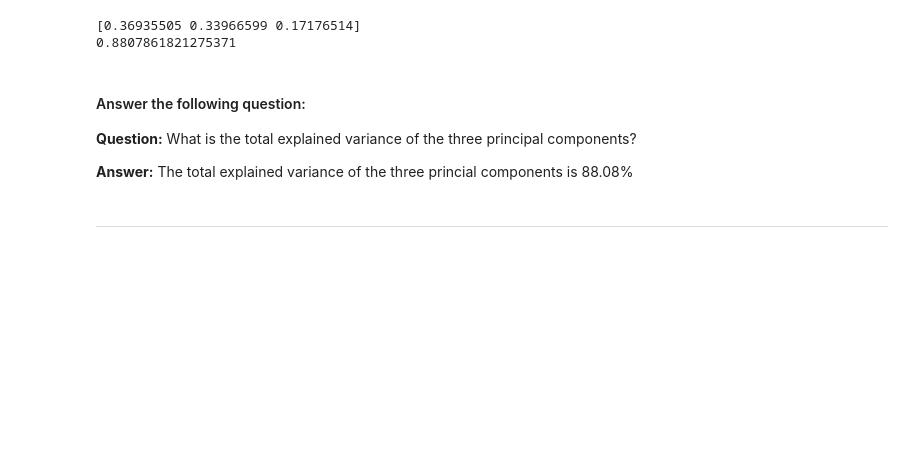
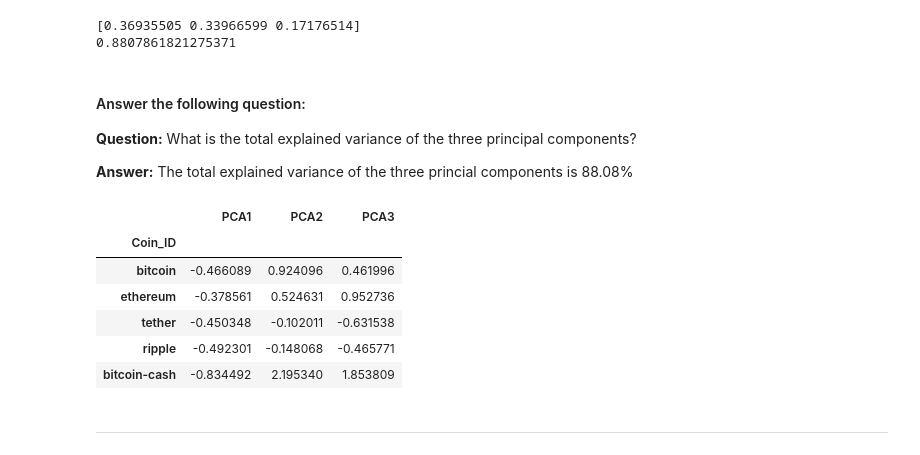
Before and after one commit to AntonLeB04/CryptoClustering, a Jupyter notebook: Crypto_Clustering.ipynb, the cells around one changed output. Saved outputs shown, nothing was run; the diff lists cells and outputs as text; code cells hidden in the pictures; blank space fills up the shorter version.

```diff
--- a/Crypto_Clustering.ipynb
+++ b/Crypto_Clustering.ipynb
@@ -232,15 +233,24 @@ print(pca.explained_variance_ratio_.sum())
 # %%
 # Create a new DataFrame with the PCA data.
 df_crypto_pca = pd.DataFrame(crypto_pca_data, columns = ["PCA1", "PCA2", "PCA3"])
 # Creating a DataFrame with the PCA data
 
 # Copy the crypto names from the original data
-
+df_crypto_pca["Coin_ID"] = df_market_data.index
 
 # Set the coinid column as index
-
+df_crypto_pca = df_crypto_pca.set_index("Coin_ID")
 
 # Display sample data
+df_crypto_pca.head()
+# %% [output]
+|  | PCA1 | PCA2 | PCA3 |
+| Coin_ID |  |  |  |
+| bitcoin | -0.466089 | 0.924096 | 0.461996 |
+| ethereum | -0.378561 | 0.524631 | 0.952736 |
+| tether | -0.450348 | -0.102011 | -0.631538 |
+| ripple | -0.492301 | -0.148068 | -0.465771 |
+| bitcoin-cash | -0.834492 | 2.195340 | 1.853809 |
 # %% [markdown]
 ---
 # %% [markdown]
```
Also changed, not shown: parts of 14 cells of this notebook.
